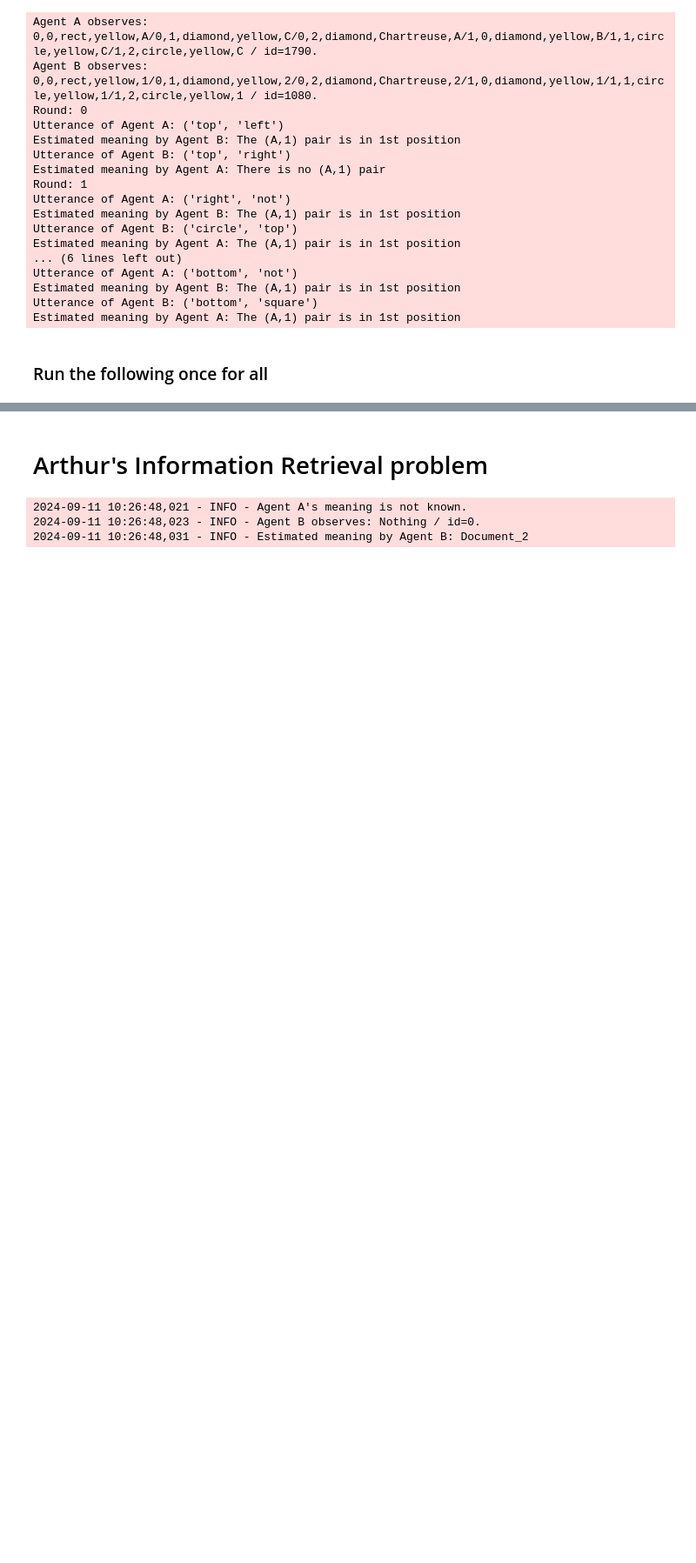
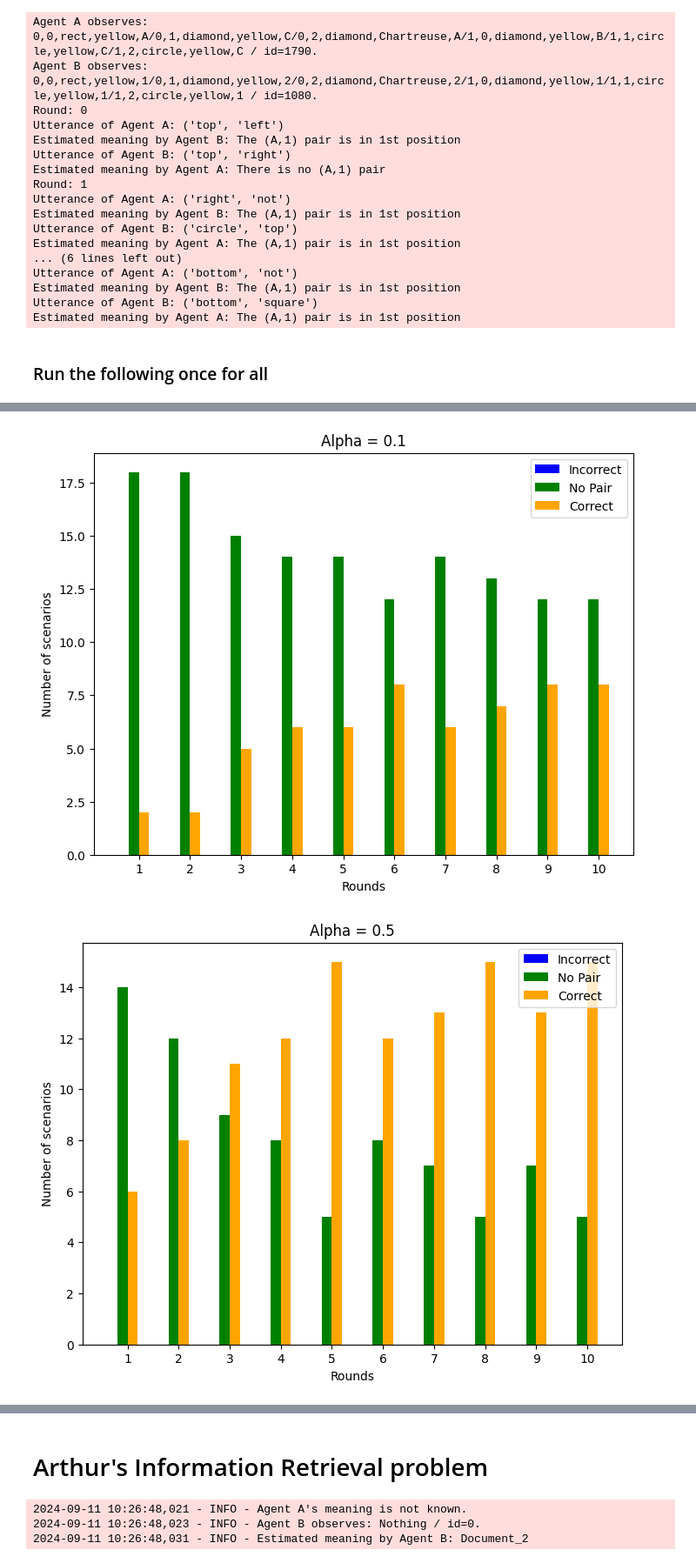
Before and after one commit to GabrielBeFr/RSA-research, a Jupyter notebook: multi_RSA/experiments.ipynb, the cells around one changed output, grey strips where cells are left out. Shown at 87% size. Drawn from its saved outputs; the diff is of its cells as text; code cells hidden in the pictures; blank space fills up the shorter version.

```diff
--- a/multi_RSA/experiments.ipynb
+++ b/multi_RSA/experiments.ipynb
@@ -693,16 +679,15 @@ for j, utterance in tqdm(enumerate(utterances)):
 # %%
 from importlib import reload
 import main
-
 
 # Model of the game
 game_model = {"mA": meanings_A, "mB": meanings_B, "u": utterances, "v": utterances, "y": Y}
 
 initial_lexica = [lexicon_A, lexicon_B]
 
-scenario = list(scenarios.keys())[0]
+scenario = list(scenarios.keys())[7]
 A_meaning = ids_scenario[scenario][0]
 B_meaning = ids_scenario[scenario][1]
 
-main.run_multi_rsa(initial_lexica, prior, game_model, A_meaning, B_meaning, None, None, 1, 2, 10, device, True)
+main.run_multi_rsa(initial_lexica, prior, game_model, A_meaning, B_meaning, None, None, 1, 10, 1, device, True)
 # %% [output]
@@ -782,0 +757,46 @@ indices.tolist()
+# %%
+import numpy as np
+import json
+
+# Load the dictionary from the results.json file
+with open('results.json', 'r') as file:
+    results_dict = json.load(file)
+
+ground_truth = np.array([1, 5, 4, 2, 5, 6, 1, 4, 3, 3])
+alphas = [0.1, 0.5, 1, 2, 5, 10]
+scenarios = [0, 1, 2, 3, 4, 5, 6, 7, 8, 9]
+
+for alpha in alphas:
+    histograms = np.zeros((10, 3))
+    for i, scenario in enumerate(scenarios):
+        estimations = np.array(results_dict[str(alpha)][str(scenario)]["estimations"])
+
+        correct_guesses = (estimations == ground_truth[i]) * 2
+        no_pair_guesses = (estimations == 0) * 1
+        classed_guesses = correct_guesses + no_pair_guesses
+
+        for j in range(10):
+            histograms[j, classed_guesses[0][j]] += 1
+            histograms[j, classed_guesses[1][j]] += 1
+
+    # Plotting the grouped bar chart
+    fig, ax = plt.subplots(figsize=(8, 6))
+
+    x_positions = np.arange(10)
+    bar_width = 0.2
+
+    classes = ['Incorrect', 'No Pair', 'Correct']
+    for i, classe in enumerate(classes):
+        ax.bar(x_positions + (i * bar_width), histograms[:, i], width=bar_width, label=classe, color=colors[i])
+
+    ax.set_ylabel("Number of scenarios")
+    ax.set_xlabel("Rounds")
+    ax.set_title(f"Alpha = {alpha}")
+    ax.set_xticks(x_positions + (len(classes) * bar_width) / 2)
+    ax.set_xticklabels(range(1,11))
+    ax.legend()
+
+    plt.show()
+# %% [output]
+[figure, added]
+[figure, added]
```
Also changed, not shown: parts of 12 cells of this notebook, 1 other file.
